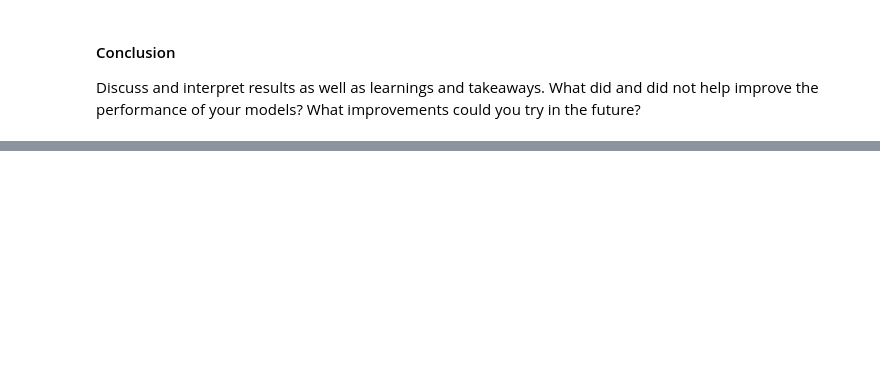
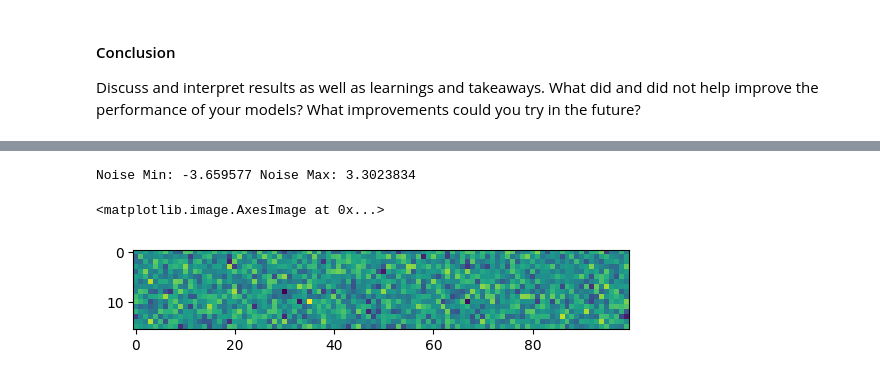
Before and after one commit to bxue2/Monet-GAN, a Jupyter notebook: Monet Gen.ipynb, the cells around one changed output, grey strips where cells are left out. Drawn from its saved outputs; the diff is of its cells as text; code cells hidden in the pictures; blank space fills up the shorter version.

```diff
--- a/Monet Gen.ipynb
+++ b/Monet Gen.ipynb
@@ -281,0 +320,8 @@ generate_and_save_images(generator, 10, latent_dim)
+# %%
+noise = tf.random.normal([16, latent_dim])
+print("Noise Min:", tf.reduce_min(noise).numpy(), "Noise Max:", tf.reduce_max(noise).numpy())
+plt.imshow((noise + 1) / 2)
+# %% [output]
+Noise Min: -3.659577 Noise Max: 3.3023834
+<matplotlib.image.AxesImage at 0x...>
+[figure, added]
```
Also changed, not shown: parts of 6 cells of this notebook.
